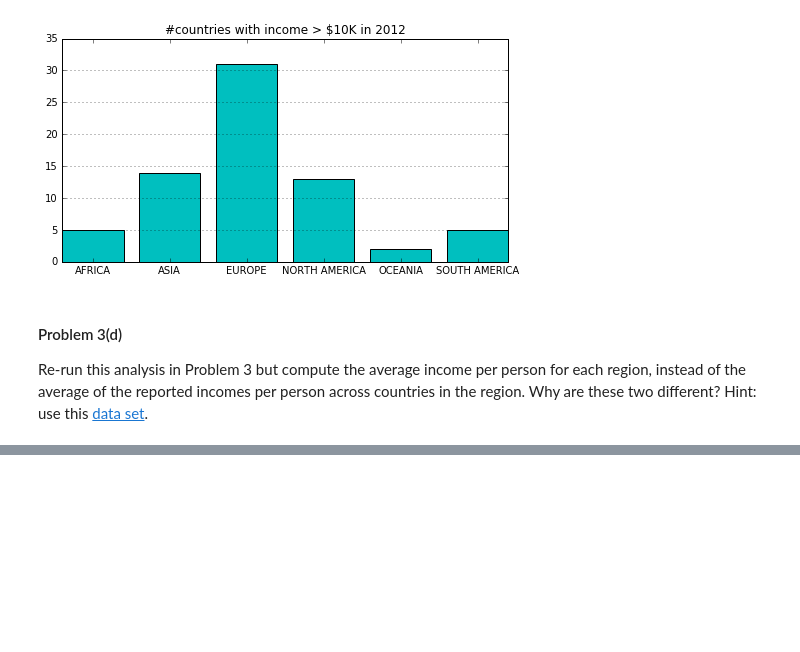
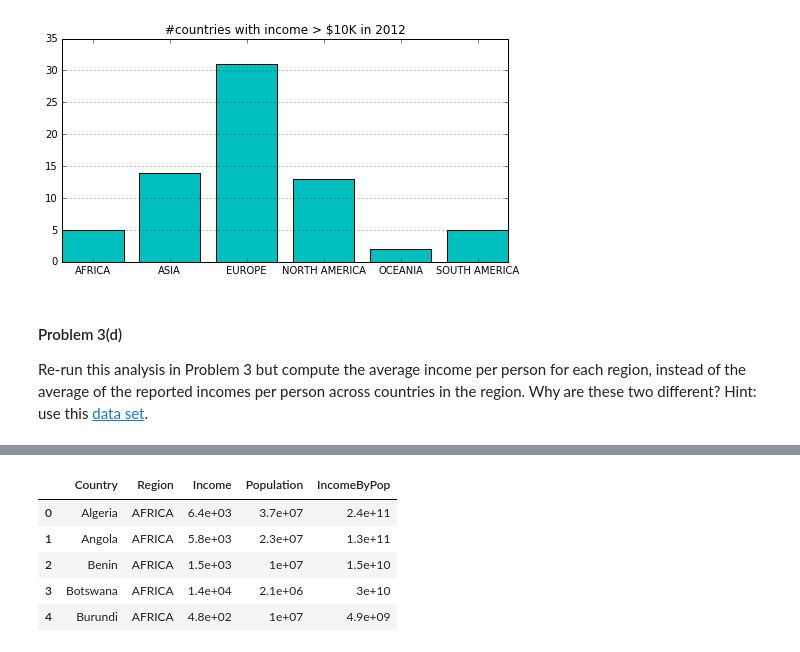
Before and after one commit to Rakeshgk84/DataScience, a Jupyter notebook: JALLOW_CHERNO_HW1/JALLOW_CHERNO_HW1P3.ipynb, the cells around one changed output, grey strips where cells are left out. Cells and saved outputs as stored; diff of their text form; code cells hidden in the pictures; blank space fills up the shorter version.

```diff
--- a/JALLOW_CHERNO_HW1/JALLOW_CHERNO_HW1P3.ipynb
+++ b/JALLOW_CHERNO_HW1/JALLOW_CHERNO_HW1P3.ipynb
@@ -157,0 +163,4 @@ Re-run this analysis in Problem 3 but compute the average income per person for
+# %%
+pop_2012         = data_set.loc[:,['Total population', '2012']]
+pop_2012         = pop_2012.rename(columns = {'Total population':'Country', '2012': 'Population'})
+pop_2012.head()
@@ -157,0 +174,3 @@ Re-run this analysis in Problem 3 but compute the average income per person for
+# %%
+income_2012 = mergeByYear(2012)
+income_2012.head()
@@ -157,0 +203,12 @@ Re-run this analysis in Problem 3 but compute the average income per person for
+# %%
+import warnings
+warnings.filterwarnings('ignore')
+k_concat['IncomeByPop'] = k_concat['Income']*k_concat['Population']
+k_concat.head()
+# %% [output]
+|  | Country | Region | Income | Population | IncomeByPop |
+| 0 | Algeria | AFRICA | 6.4e+03 | 3.7e+07 | 2.4e+11 |
+| 1 | Angola | AFRICA | 5.8e+03 | 2.3e+07 | 1.3e+11 |
+| 2 | Benin | AFRICA | 1.5e+03 | 1e+07 | 1.5e+10 |
+| 3 | Botswana | AFRICA | 1.4e+04 | 2.1e+06 | 3e+10 |
+| 4 | Burundi | AFRICA | 4.8e+02 | 1e+07 | 4.9e+09 |
```
Also changed, not shown: parts of 10 cells of this notebook.
